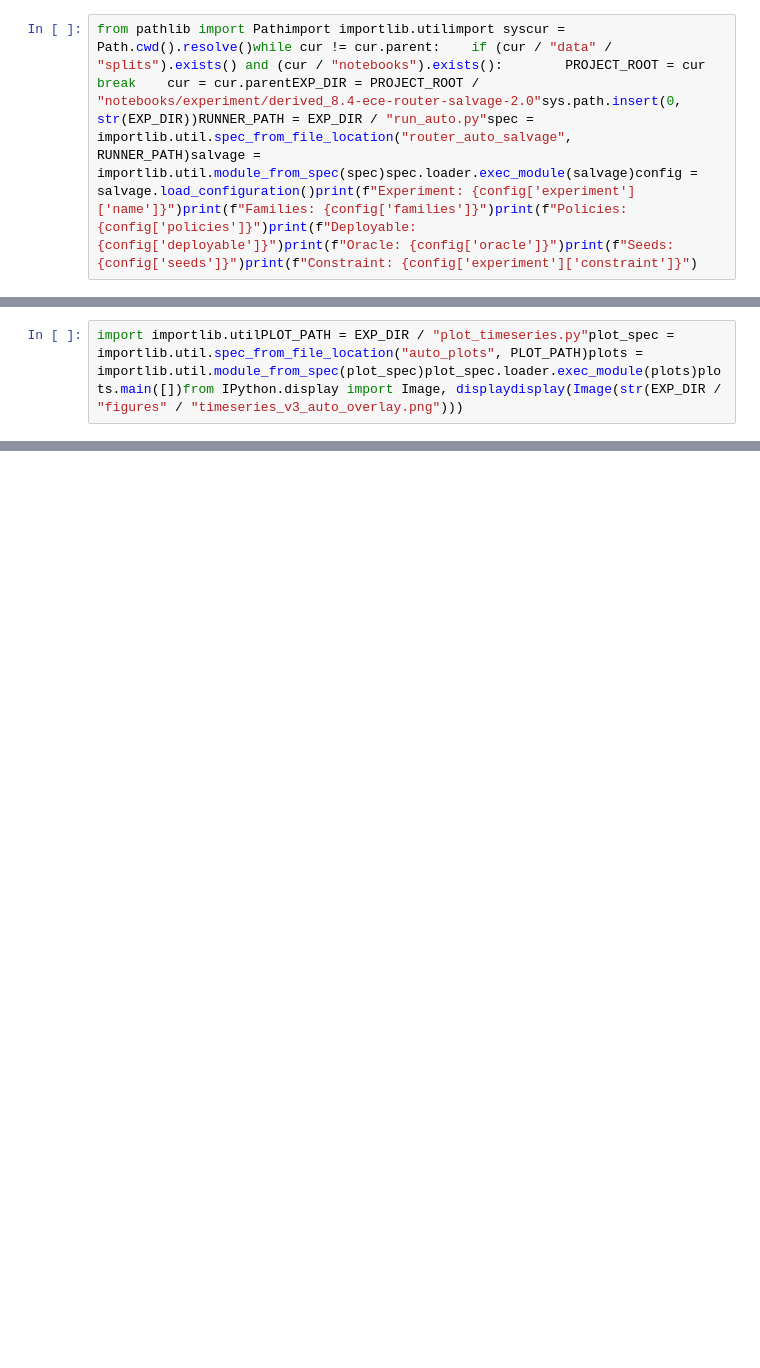
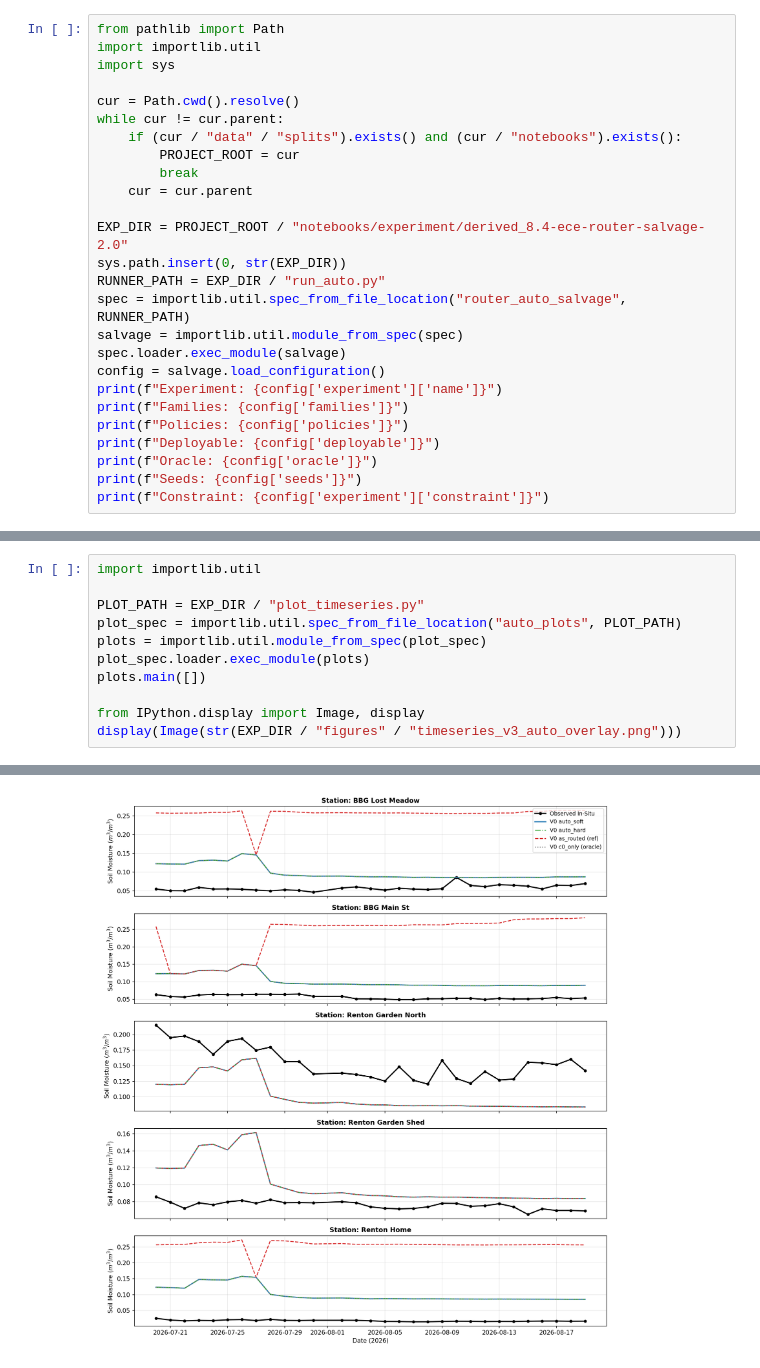
Before and after one commit to KerryCheon/MDR-Project, a Jupyter notebook: notebooks/experiment/derived_8.4-ece-router-salvage-2.0/derived_8.4-ece-router-salvage-2.0.ipynb, the cells around one changed output, grey strips where cells are left out. Drawn from its saved outputs; the diff is of its cells as text; blank space fills up the shorter version.

```diff
--- a/notebooks/experiment/derived_8.4-ece-router-salvage-2.0/derived_8.4-ece-router-salvage-2.0.ipynb
+++ b/notebooks/experiment/derived_8.4-ece-router-salvage-2.0/derived_8.4-ece-router-salvage-2.0.ipynb
@@ -5,3 +19,27 @@
 # %%
-from pathlib import Pathimport importlib.utilimport syscur = Path.cwd().resolve()while cur != cur.parent:    if (cur / "data" / "splits").exists() and (cur / "notebooks").exists():        PROJECT_ROOT = cur        break    cur = cur.parentEXP_DIR = PROJECT_ROOT / "notebooks/experiment/derived_8.4-ece-router-salvage-2.0"sys.path.insert(0, str(EXP_DIR))RUNNER_PATH = EXP_DIR / "run_auto.py"spec = importlib.util.spec_from_file_location("router_auto_salvage", RUNNER_PATH)salvage = importlib.util.module_from_spec(spec)spec.loader.exec_module(salvage)config = salvage.load_configuration()print(f"Experiment: {config['experiment']['name']}")print(f"Families: {config['families']}")print(f"Policies: {config['policies']}")print(f"Deployable: {config['deployable']}")print(f"Oracle: {config['oracle']}")print(f"Seeds: {config['seeds']}")print(f"Constraint: {config['experiment']['constraint']}")
+from pathlib import Path
+import importlib.util
+import sys
+
+cur = Path.cwd().resolve()
+while cur != cur.parent:
+    if (cur / "data" / "splits").exists() and (cur / "notebooks").exists():
+        PROJECT_ROOT = cur
+        break
+    cur = cur.parent
+
+EXP_DIR = PROJECT_ROOT / "notebooks/experiment/derived_8.4-ece-router-salvage-2.0"
+sys.path.insert(0, str(EXP_DIR))
+RUNNER_PATH = EXP_DIR / "run_auto.py"
+spec = importlib.util.spec_from_file_location("router_auto_salvage", RUNNER_PATH)
+salvage = importlib.util.module_from_spec(spec)
+spec.loader.exec_module(salvage)
+config = salvage.load_configuration()
+print(f"Experiment: {config['experiment']['name']}")
+print(f"Families: {config['families']}")
+print(f"Policies: {config['policies']}")
+print(f"Deployable: {config['deployable']}")
+print(f"Oracle: {config['oracle']}")
+print(f"Seeds: {config['seeds']}")
+print(f"Constraint: {config['experiment']['constraint']}")
 # %% [output]
@@ -23,2 +195,12 @@ import jsonimport pandas as pdstation = pd.read_csv(EXP_DIR / "station_metrics.c
 # %%
-import importlib.utilPLOT_PATH = EXP_DIR / "plot_timeseries.py"plot_spec = importlib.util.spec_from_file_location("auto_plots", PLOT_PATH)plots = importlib.util.module_from_spec(plot_spec)plot_spec.loader.exec_module(plots)plots.main([])from IPython.display import Image, displaydisplay(Image(str(EXP_DIR / "figures" / "timeseries_v3_auto_overlay.png")))
+import importlib.util
+
+PLOT_PATH = EXP_DIR / "plot_timeseries.py"
+plot_spec = importlib.util.spec_from_file_location("auto_plots", PLOT_PATH)
+plots = importlib.util.module_from_spec(plot_spec)
+plot_spec.loader.exec_module(plots)
+plots.main([])
+
+from IPython.display import Image, display
+display(Image(str(EXP_DIR / "figures" / "timeseries_v3_auto_overlay.png")))
+# %% [output]
@@ -24,0 +220 @@ import importlib.utilPLOT_PATH = EXP_DIR / "plot_timeseries.py"plot_spec = impor
+[figure, added]
```
Also changed, not shown: parts of 7 cells of this notebook, 15 other files.
